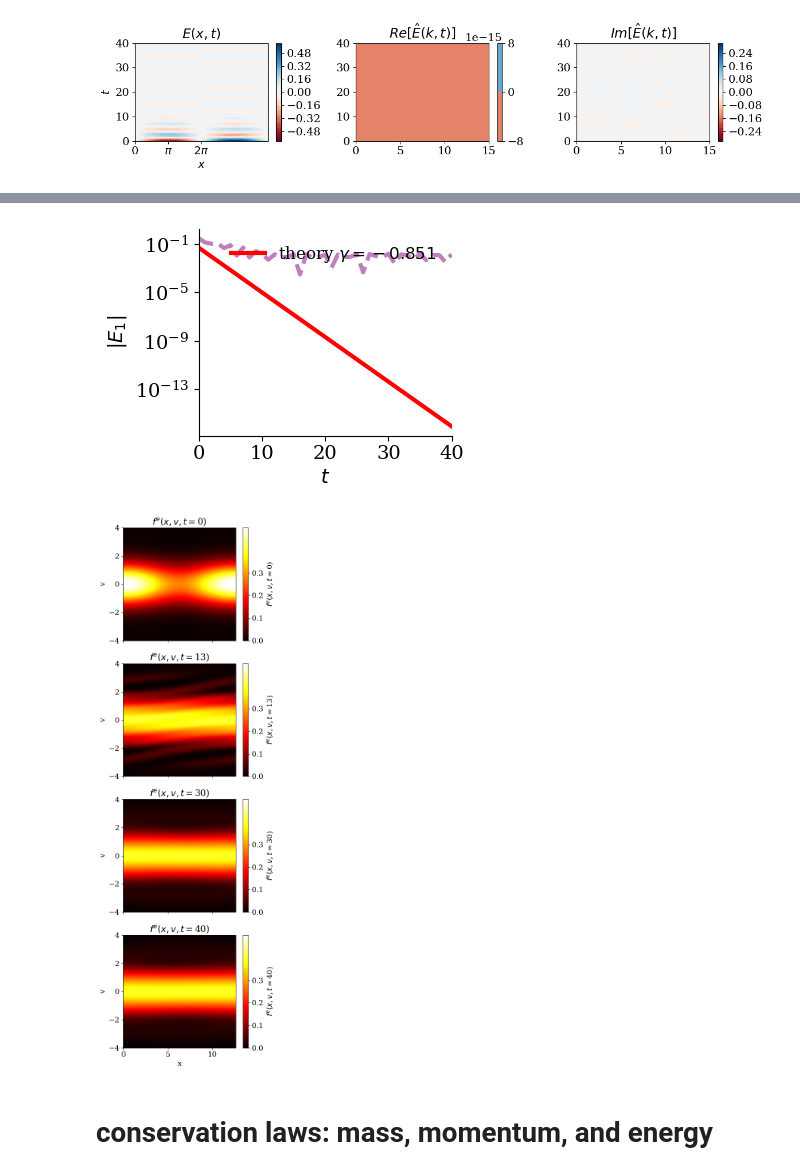
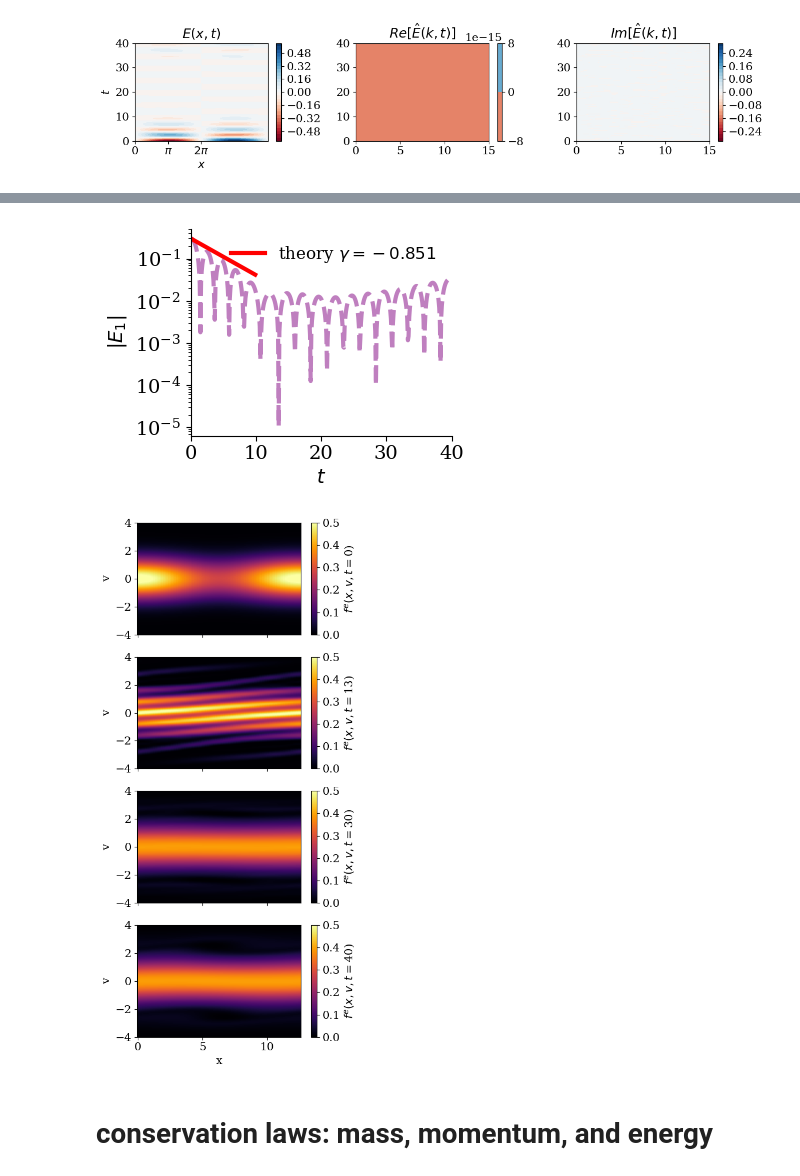
Before and after one commit to opaliss/SpectralSymbolicClosures, a Jupyter notebook: aw_simulation/nonlinear_landau_damping.ipynb, the cells around one changed output, grey strips where cells are left out. Saved outputs shown, nothing was run; the diff lists cells and outputs as text; code cells hidden in the pictures.

```diff
--- a/aw_simulation/nonlinear_landau_damping.ipynb
+++ b/aw_simulation/nonlinear_landau_damping.ipynb
@@ -21,7 +21,7 @@ matplotlib.rc('ytick', labelsize=14)
 # %%
 setup = SimulationSetupFOM(Nx=50,
                            Nx_total=101,
-                           Nv=100,
+                           Nv=200,
                            epsilon=0.3,
                            alpha_e=np.sqrt(2),
                            alpha_i=np.sqrt(2 / 1836),
@@ -31,7 +31,7 @@ setup = SimulationSetupFOM(Nx=50,
                            dt=0.01,
                            T0=0,
                            T=40,
-                           nu=6,
+                           nu=1,
                            col_type="hyper",
                            closure_type="truncation")
 # %%
@@ -49,7 +49,7 @@ x = np.linspace(0, setup.L, 2*setup.Nx+1)
 # %% [markdown]
 # simulation results
 # %%
-skip = 100
+skip = 10
 # load the simulation results
 sol_midpoint_u = np.load("data/nonlinear_landau/sol_u_" + str(setup.Nv) + "_closure_" + str(setup.closure_type) + "_collisions_" + str(setup.col_type) + ".npy")[:, ::skip]
 sol_midpoint_t = np.load("data/nonlinear_landau/sol_t_" + str(setup.Nv) + "_closure_" + str(setup.closure_type) + "_collisions_" + str(setup.col_type) + ".npy")[::skip]
@@ -145,7 +161,7 @@ plt.savefig("figs/nonlinear_landau/nonlinear_landau_moment_cascade_" + str(setup
 # plot the electric field damping rate
 fig, ax = plt.subplots(figsize=(4, 3))
 ax.plot(sol_midpoint_t, np.abs(E_midpoint_coeff[setup.Nx+1]), "--", c="purple", alpha=0.5, linewidth=3)
-ax.plot(sol_midpoint_t, np.exp(-0.851*sol_midpoint_t)*5e-2, linewidth=3, color="red", label=r"theory $\gamma = -0.851$")
+ax.plot(sol_midpoint_t[:100], np.exp(-0.2*sol_midpoint_t[:100])*0.3, linewidth=3, color="red", label=r"theory $\gamma = -0.851$")
 
 ax.set_yscale("log")
 ax.spines['right'].set_visible(False)
@@ -159,30 +175,30 @@ legend.get_frame().set_alpha(0)
 plt.tight_layout()
 plt.savefig("figs/nonlinear_landau/nonlinear_landau_electric_field_damping_" + str(setup.Nv)+ "_closure_" + str(setup.closure_type) + "_collisions_" + str(setup.col_type) + ".png", dpi=200)
 # %% [output]
-[figure, old version]
+[figure, new version]
 # %%
 # plot the phase space evolution as a function of time
-fig, ax = plt.subplots(nrows=4, figsize=(5, 15), sharex=True)
+fig, ax = plt.subplots(nrows=4, figsize=(5, 10), sharex=True)
 for tt, ii in enumerate([0, len(sol_midpoint_t)//3, int(3*len(sol_midpoint_t)//4), -1]):
     ii = int(ii)
     distribution = np.zeros((len(x), len(v)))
     for jj in range(setup.Nv):
         distribution += np.outer(state_e_midpoint[jj, :, ii], psi_ln_aw(xi=(v - setup.u_e)/setup.alpha_e, v=v, u_s=setup.u_e, alpha_s=setup.alpha_e, n=jj))
-    pos = ax[tt].pcolormesh(x, v, (distribution).T, cmap="hot", vmin=0, vmax=0.5, shading="nearest")
+    pos = ax[tt].pcolormesh(x, v, (distribution).T, cmap="inferno", vmin=0, vmax=0.5, shading="nearest")
     #ax[tt].set_yticks([-3, 0, 3, 6])
     ax[tt].set_ylabel("v")
     cbar = fig.colorbar(pos)
     cbar.ax.set_ylabel('$f^{e}(x, v, t=$' + str(int(sol_midpoint_t[ii])) + ")", rotation=90)
-    cbar.ax.set_yticks([0, 0.1, 0.2, 0.3])
-    ax[tt].set_title("$f^{e}(x, v, t=$" + str(int(sol_midpoint_t[ii])) + ")")
+    cbar.ax.set_yticks([0, 0.1, 0.2, 0.3, 0.4, 0.5])
+    #ax[tt].set_title("$f^{e}(x, v, t=$" + str(int(sol_midpoint_t[ii])) + ")")
 
 ax[tt].set_xlabel("x")
 #ax[tt].set_xticks([0, 10*np.pi/3, 20*np.pi/3])
 #ax[tt].set_xticklabels([r"0", r"$10\pi/3$", r"$20\pi/3$"])
 plt.tight_layout()
 plt.savefig("figs/nonlinear_landau/nonlinear_landau_evolution_" + str(setup.Nv)+ "_closure_" + str(setup.closure_type) + "_collisions_" + str(setup.col_type) + ".png", dpi=600)
 # %% [output]
-[figure, old version]
+[figure, new version]
 # %% [markdown]
 # conservation laws: mass, momentum, and energy
 # %% [markdown]
```
Also changed, not shown: parts of 4 cells of this notebook, 1 other file.
